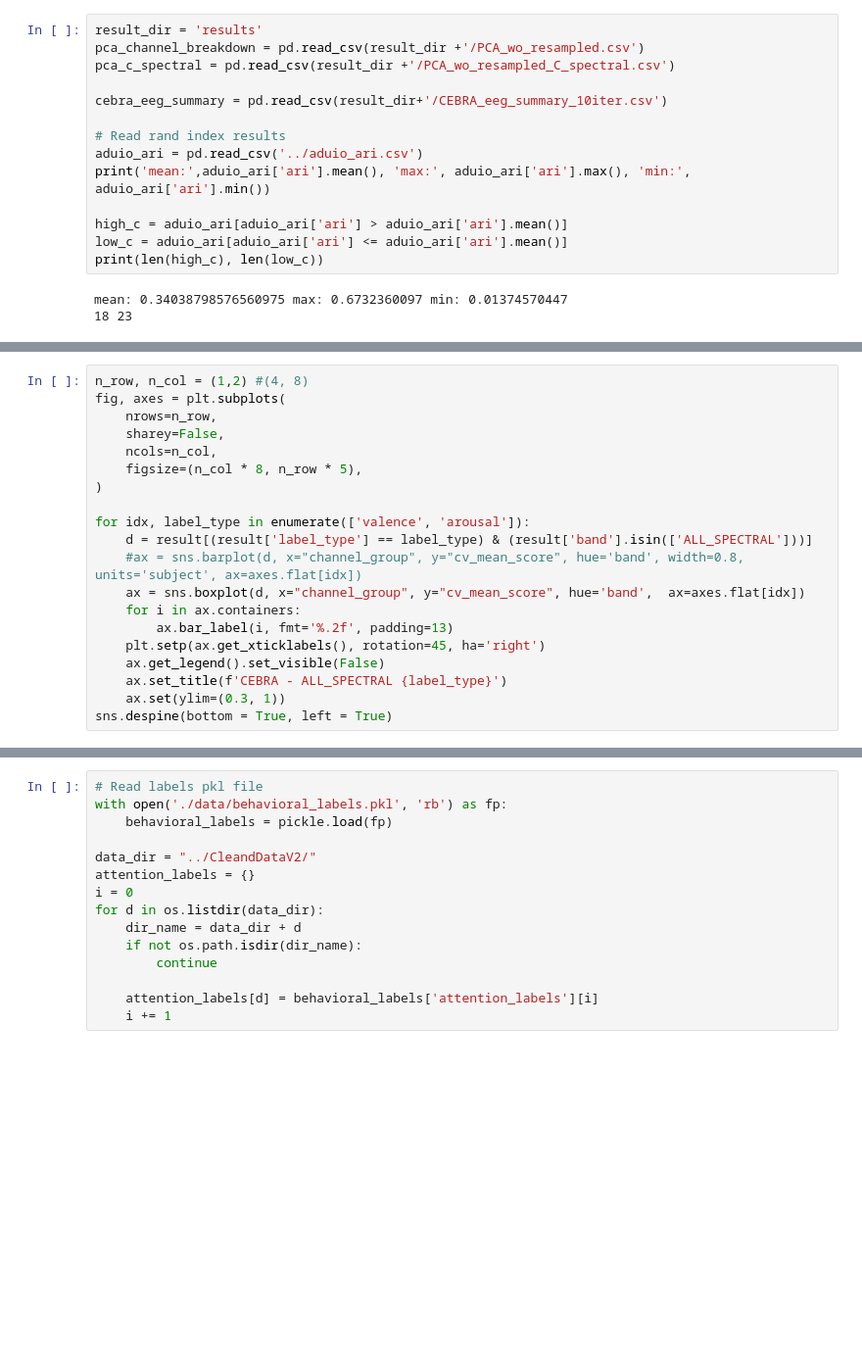
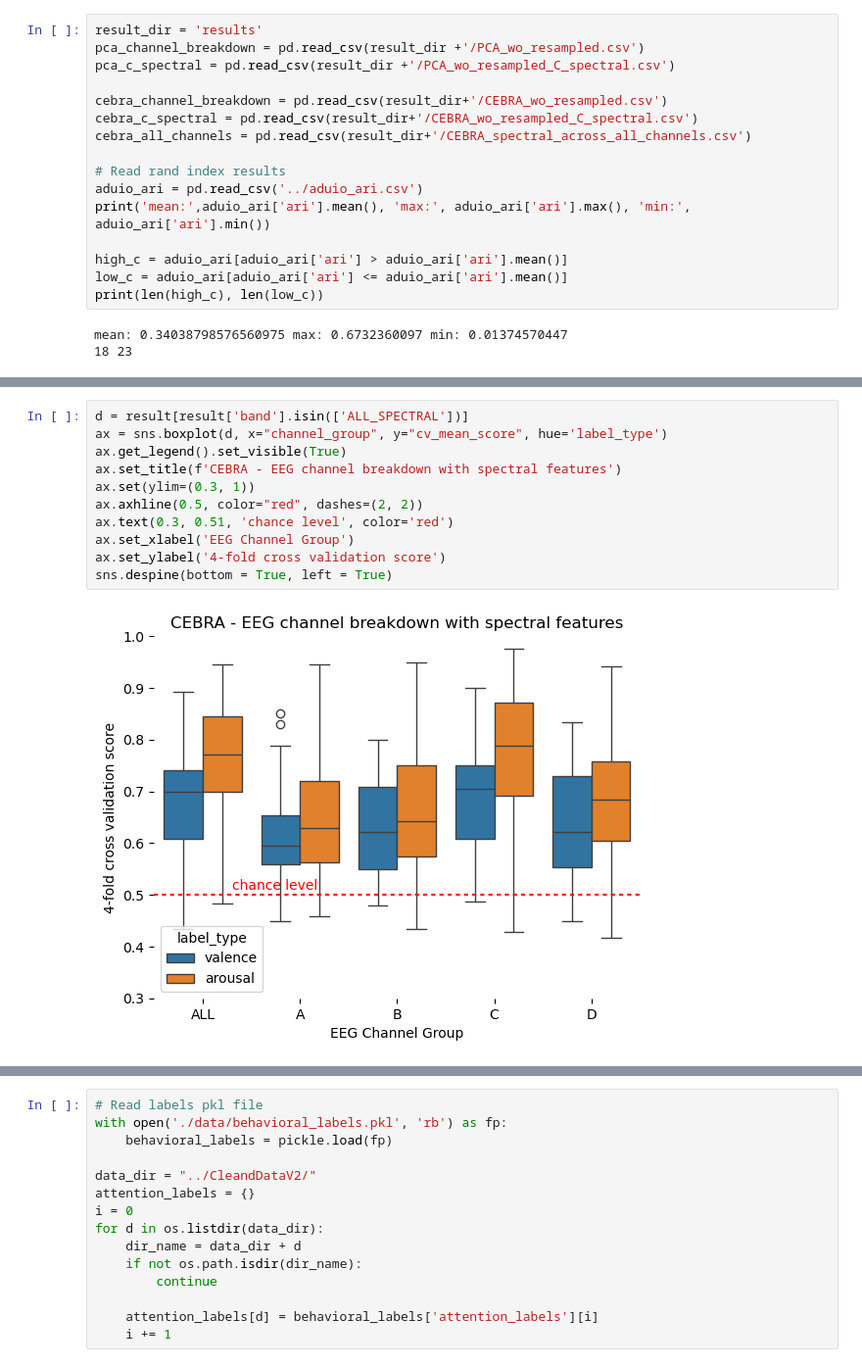
Before and after one commit to ti55987/MM_UCSF, a Jupyter notebook: analysis/figures.ipynb, the cells around one changed output, grey strips where cells are left out. Shown at 98% size. Saved outputs shown, nothing was run; the diff lists cells and outputs as text; blank space fills up the shorter version.

```diff
--- a/analysis/figures.ipynb
+++ b/analysis/figures.ipynb
@@ -22,7 +22,9 @@ result_dir = 'results'
 pca_channel_breakdown = pd.read_csv(result_dir +'/PCA_wo_resampled.csv')
 pca_c_spectral = pd.read_csv(result_dir +'/PCA_wo_resampled_C_spectral.csv')
 
-cebra_eeg_summary = pd.read_csv(result_dir+'/CEBRA_eeg_summary_10iter.csv')
+cebra_channel_breakdown = pd.read_csv(result_dir+'/CEBRA_wo_resampled.csv')
+cebra_c_spectral = pd.read_csv(result_dir+'/CEBRA_wo_resampled_C_spectral.csv')
+cebra_all_channels = pd.read_csv(result_dir+'/CEBRA_spectral_across_all_channels.csv')
 
 # Read rand index results
 aduio_ari = pd.read_csv('../aduio_ari.csv')
@@ -110,20 +109,13 @@ sns.despine(bottom = True, left = True)
-# %%
-n_row, n_col = (1,2) #(4, 8)
-fig, axes = plt.subplots(
-    nrows=n_row,
-    sharey=False,
-    ncols=n_col,
-    figsize=(n_col * 8, n_row * 5),
-)
-
-for idx, label_type in enumerate(['valence', 'arousal']):
-    d = result[(result['label_type'] == label_type) & (result['band'].isin(['ALL_SPECTRAL']))]
-    #ax = sns.barplot(d, x="channel_group", y="cv_mean_score", hue='band', width=0.8, units='subject', ax=axes.flat[idx])
-    ax = sns.boxplot(d, x="channel_group", y="cv_mean_score", hue='band',  ax=axes.flat[idx])
-    for i in ax.containers:
-        ax.bar_label(i, fmt='%.2f', padding=13)
-    plt.setp(ax.get_xticklabels(), rotation=45, ha='right')
-    ax.get_legend().set_visible(False)
-    ax.set_title(f'CEBRA - ALL_SPECTRAL {label_type}')
-    ax.set(ylim=(0.3, 1))
-sns.despine(bottom = True, left = True)
+# %%
+d = result[result['band'].isin(['ALL_SPECTRAL'])]
+ax = sns.boxplot(d, x="channel_group", y="cv_mean_score", hue='label_type')
+ax.get_legend().set_visible(True)
+ax.set_title(f'CEBRA - EEG channel breakdown with spectral features')
+ax.set(ylim=(0.3, 1))
+ax.axhline(0.5, color="red", dashes=(2, 2))
+ax.text(0.3, 0.51, 'chance level', color='red')
+ax.set_xlabel('EEG Channel Group')
+ax.set_ylabel('4-fold cross validation score')
+sns.despine(bottom = True, left = True)
+# %% [output]
+[figure, added]
```
Also changed, not shown: parts of 8 cells of this notebook, 5 other files.
